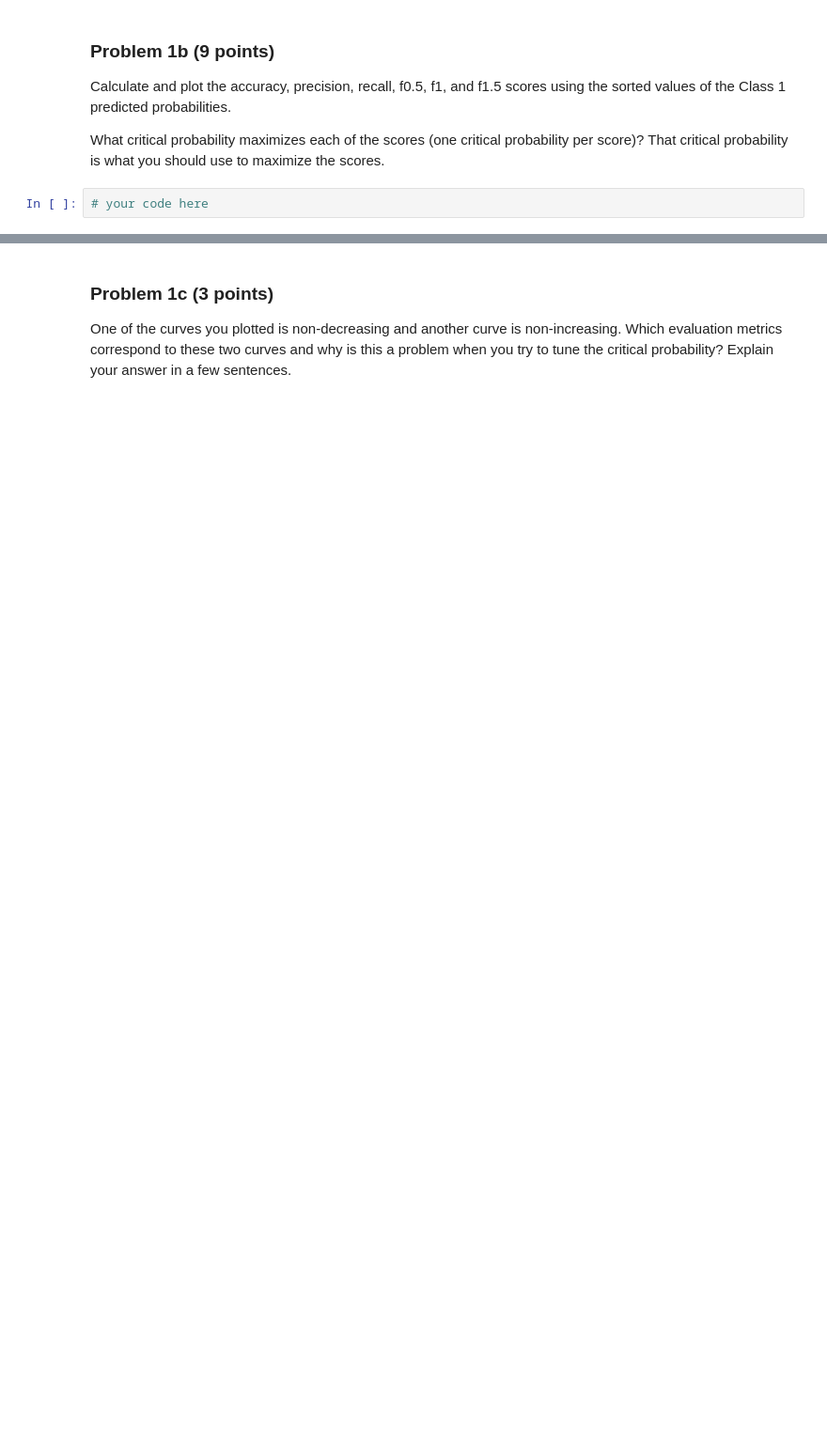
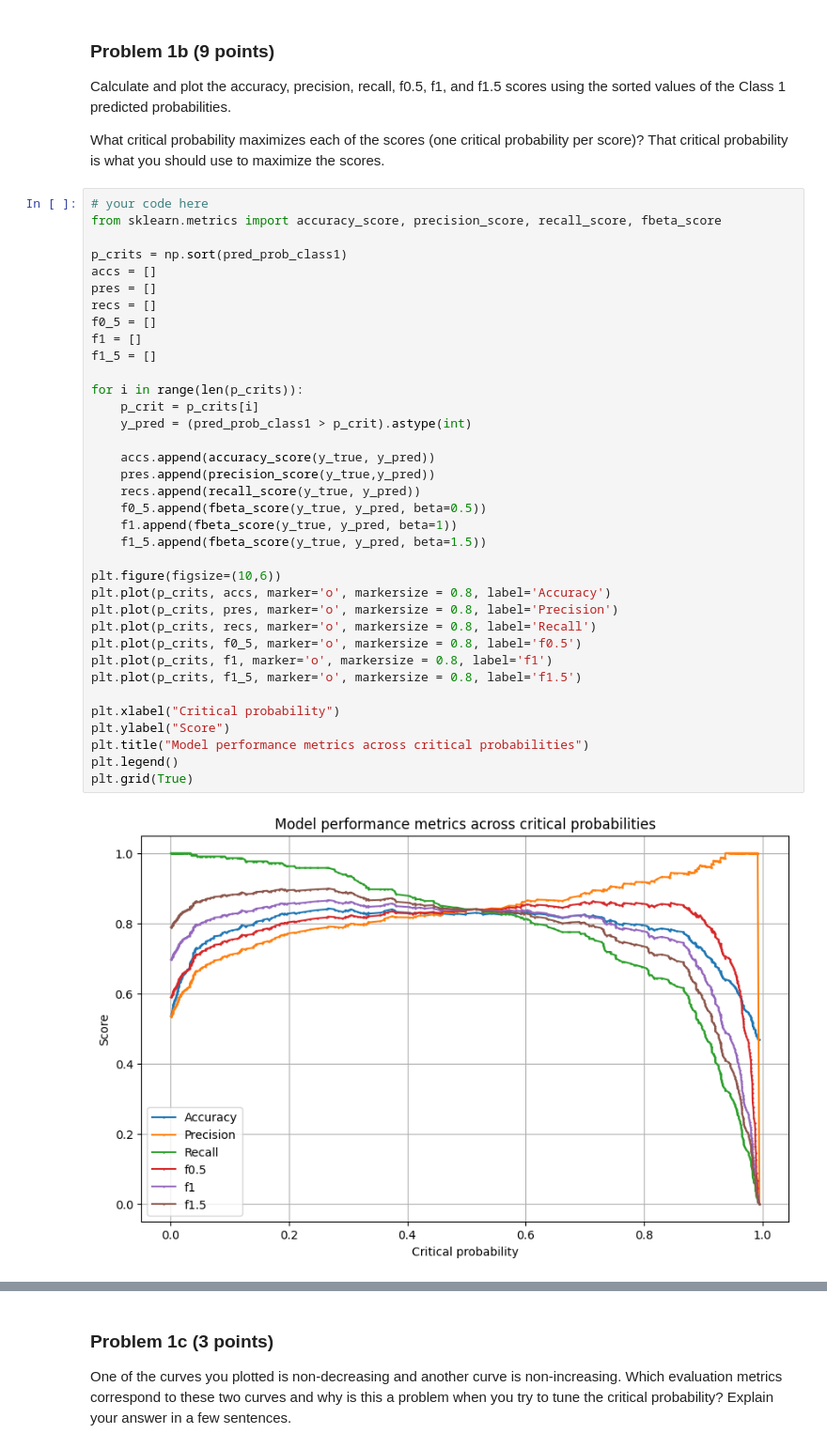
Before and after one commit to kyulli/data1030-fall2025, a Jupyter notebook: homework/ps7-kyulli/PS7.ipynb, the cells around one changed output, grey strips where cells are left out. Shown at 94% size. Cells and saved outputs as stored; diff of their text form; blank space fills up the shorter version.

```diff
--- a/homework/ps7-kyulli/PS7.ipynb
+++ b/homework/ps7-kyulli/PS7.ipynb
@@ -90,5 +129,41 @@ Please prepare the predicted classes for a critical probability of 25%, 50%, and
 Calculate and plot the accuracy, precision, recall, f0.5, f1, and f1.5 scores using the sorted values of the Class 1 predicted probabilities.
 
 What critical probability maximizes each of the scores (one critical probability per score)? That critical probability is what you should use to maximize the scores.
-# %%
-# your code here
+# %%
+# your code here
+from sklearn.metrics import accuracy_score, precision_score, recall_score, fbeta_score
+
+p_crits = np.sort(pred_prob_class1)
+accs = []
+pres = []
+recs = []
+f0_5 = []
+f1 = []
+f1_5 = []
+
+for i in range(len(p_crits)):
+    p_crit = p_crits[i]
+    y_pred = (pred_prob_class1 > p_crit).astype(int)
+
+    accs.append(accuracy_score(y_true, y_pred))
+    pres.append(precision_score(y_true,y_pred))
+    recs.append(recall_score(y_true, y_pred))
+    f0_5.append(fbeta_score(y_true, y_pred, beta=0.5))
+    f1.append(fbeta_score(y_true, y_pred, beta=1))
+    f1_5.append(fbeta_score(y_true, y_pred, beta=1.5))
+
+plt.figure(figsize=(10,6))
+plt.plot(p_crits, accs, marker='o', markersize = 0.8, label='Accuracy')
+plt.plot(p_crits, pres, marker='o', markersize = 0.8, label='Precision')
+plt.plot(p_crits, recs, marker='o', markersize = 0.8, label='Recall')
+plt.plot(p_crits, f0_5, marker='o', markersize = 0.8, label='f0.5')
+plt.plot(p_crits, f1, marker='o', markersize = 0.8, label='f1')
+plt.plot(p_crits, f1_5, marker='o', markersize = 0.8, label='f1.5')
+
+plt.xlabel("Critical probability")
+plt.ylabel("Score")
+plt.title("Model performance metrics across critical probabilities")
+plt.legend()
+plt.grid(True)
+# %% [output]
+[figure, added]
```
Also changed, not shown: parts of 10 cells of this notebook.
